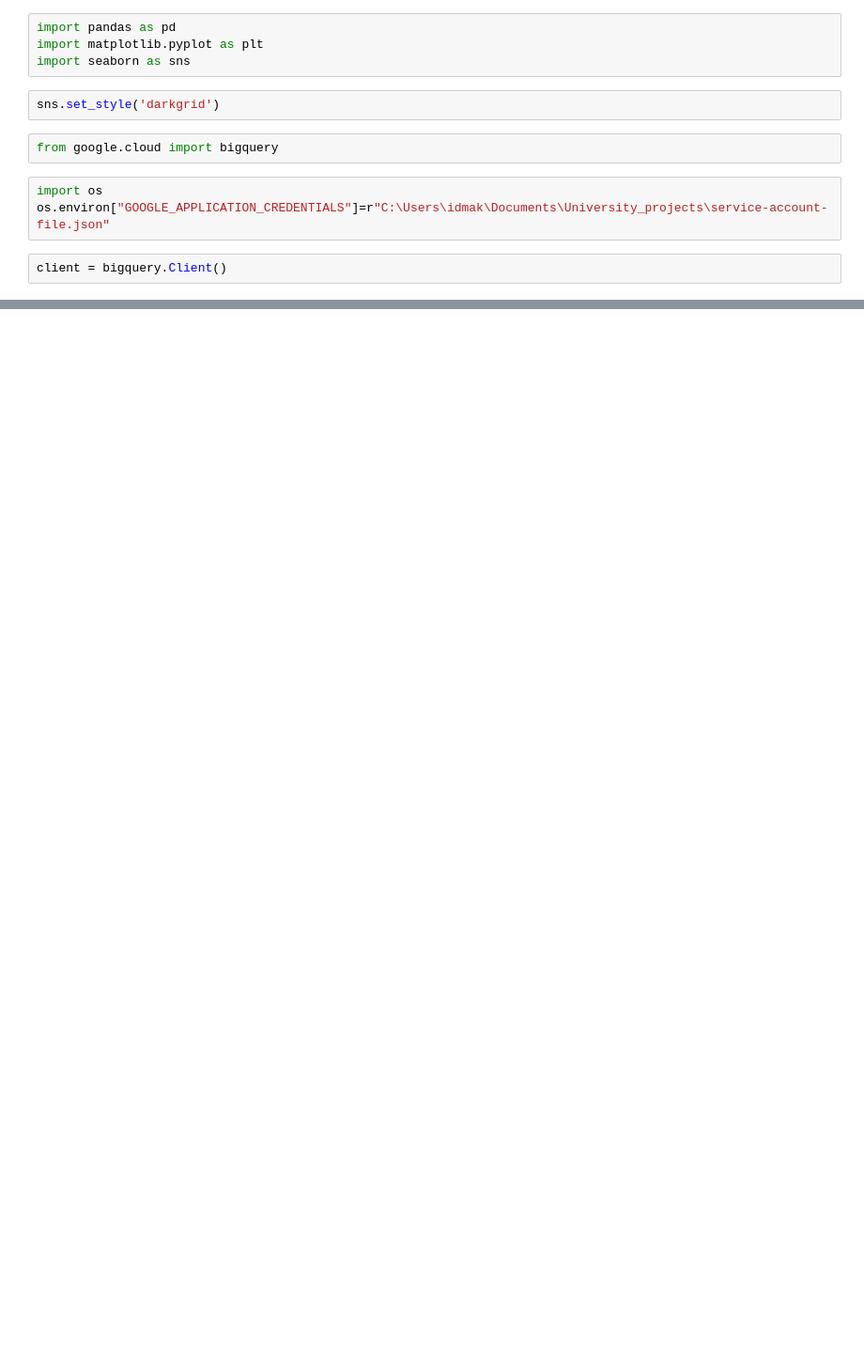
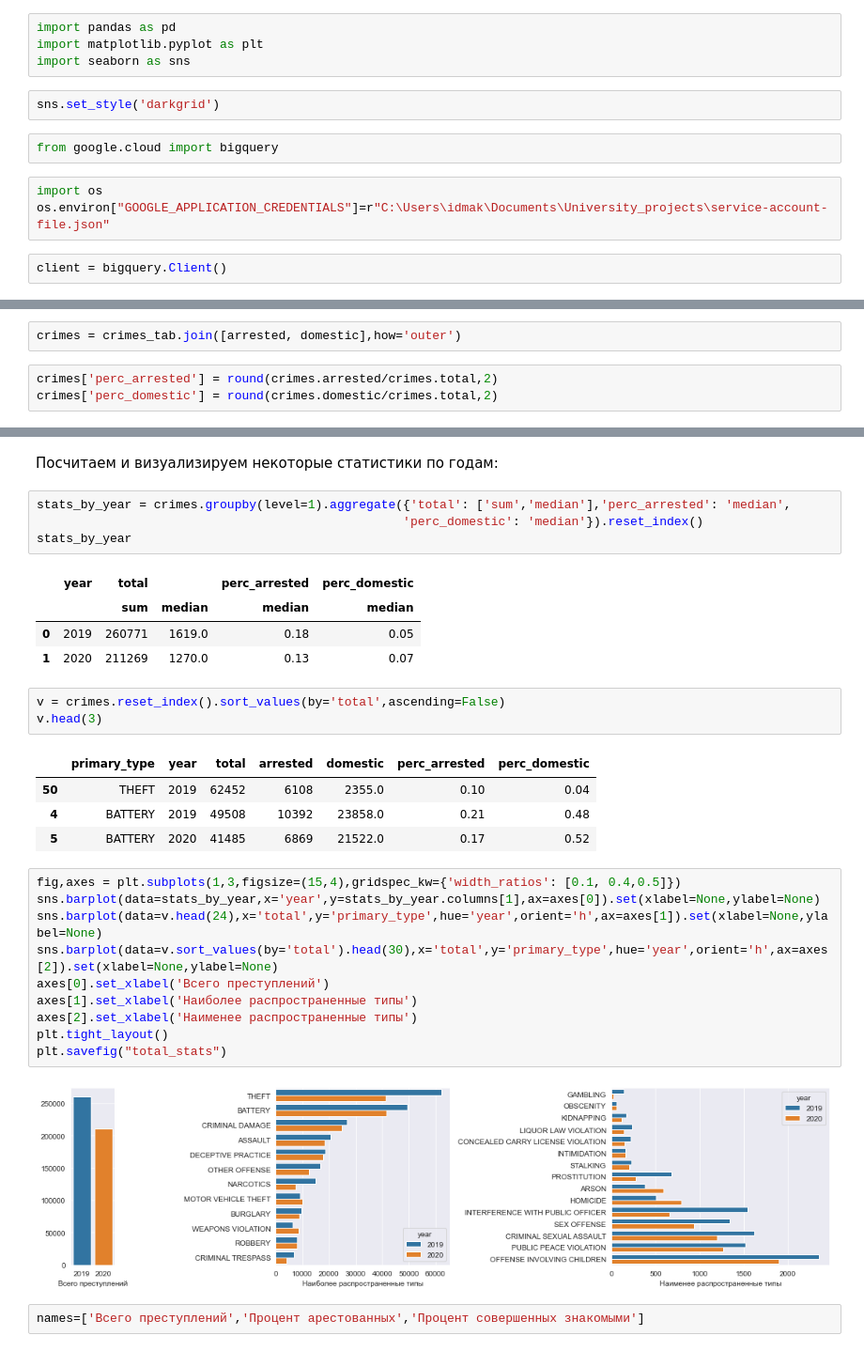
Before and after one commit to idmak/spbu_crime_analysis, a Jupyter notebook: Chicago/ChicagoCrime.ipynb, the cells around one changed output, grey strips where cells are left out. Shown: that part at 94% size. Drawn from its saved outputs; the diff is of its cells as text; blank space fills up the shorter version.

```diff
--- a/Chicago/ChicagoCrime.ipynb
+++ b/Chicago/ChicagoCrime.ipynb
@@ -117,0 +51,5 @@ plt.savefig("ch-year-count")
+# %%
+crimes = crimes_tab.join([arrested, domestic],how='outer')
+# %%
+crimes['perc_arrested'] = round(crimes.arrested/crimes.total,2)
+crimes['perc_domestic'] = round(crimes.domestic/crimes.total,2)
@@ -117,0 +66,33 @@ plt.savefig("ch-year-count")
+# %% [markdown]
+Посчитаем и визуализируем некоторые статистики по годам:
+# %%
+stats_by_year = crimes.groupby(level=1).aggregate({'total': ['sum','median'],'perc_arrested': 'median',
+                                                  'perc_domestic': 'median'}).reset_index()
+stats_by_year
+# %% [output]
+|  | year | total |  | perc_arrested | perc_domestic |
+|  |  | sum | median | median | median |
+| 0 | 2019 | 260771 | 1619.0 | 0.18 | 0.05 |
+| 1 | 2020 | 211269 | 1270.0 | 0.13 | 0.07 |
+# %%
+v = crimes.reset_index().sort_values(by='total',ascending=False)
+v.head(3)
+# %% [output]
+|  | primary_type | year | total | arrested | domestic | perc_arrested | perc_domestic |
+| 50 | THEFT | 2019 | 62452 | 6108 | 2355.0 | 0.10 | 0.04 |
+| 4 | BATTERY | 2019 | 49508 | 10392 | 23858.0 | 0.21 | 0.48 |
+| 5 | BATTERY | 2020 | 41485 | 6869 | 21522.0 | 0.17 | 0.52 |
+# %%
+fig,axes = plt.subplots(1,3,figsize=(15,4),gridspec_kw={'width_ratios': [0.1, 0.4,0.5]})
+sns.barplot(data=stats_by_year,x='year',y=stats_by_year.columns[1],ax=axes[0]).set(xlabel=None,ylabel=None)
+sns.barplot(data=v.head(24),x='total',y='primary_type',hue='year',orient='h',ax=axes[1]).set(xlabel=None,ylabel=None)
+sns.barplot(data=v.sort_values(by='total').head(30),x='total',y='primary_type',hue='year',orient='h',ax=axes[2]).set(xlabel=None,ylabel=None)
+axes[0].set_xlabel('Всего преступлений')
+axes[1].set_xlabel('Наиболее распространенные типы')
+axes[2].set_xlabel('Наименее распространенные типы')
+plt.tight_layout()
+plt.savefig("total_stats")
+# %% [output]
+[figure, added]
+# %%
+names=['Всего преступлений','Процент арестованных','Процент совершенных знакомыми']
```
Also changed, not shown: parts of 85 cells of this notebook.
